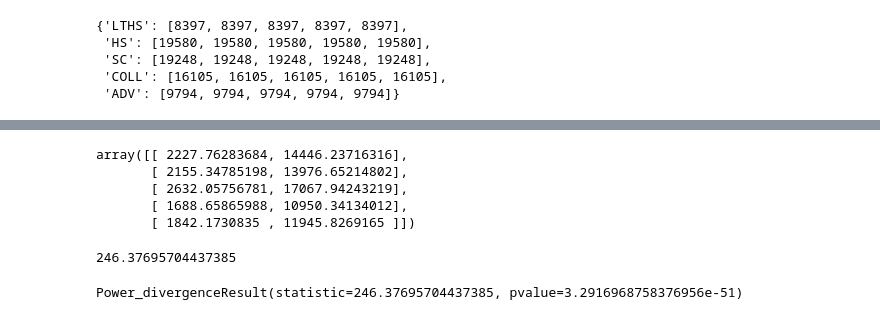
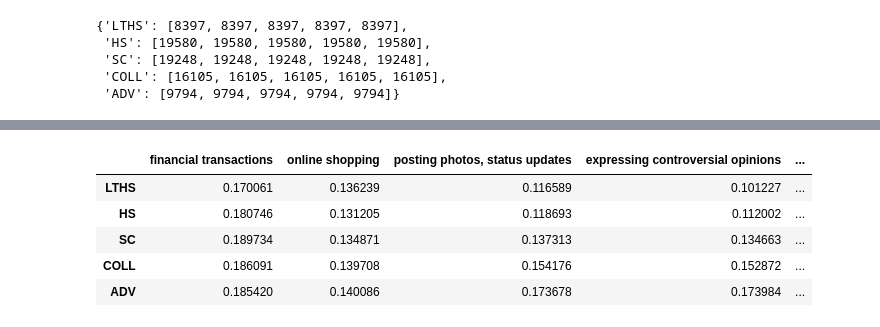
Before and after one commit to swag2198/data-literacy, a Jupyter notebook: exp/exp_AssociationBetweenVariables.ipynb, the cells around one changed output, grey strips where cells are left out. Cells and saved outputs as stored; diff of their text form; code cells hidden in the pictures.

```diff
--- a/exp/exp_AssociationBetweenVariables.ipynb
+++ b/exp/exp_AssociationBetweenVariables.ipynb
@@ -412,25 +389,9 @@ observed_table
-# %%
-# expected counts under null hypothesis
-# https://online.stat.psu.edu/stat500/book/export/html/477
-expected_table = (observed_table.sum(1).values[:, None] * observed_table.sum(0).values[None, :]) / observed_table.values.sum()
-expected_table
-# %% [output]
-array([[ 2227.76283684, 14446.23716316],
-       [ 2155.34785198, 13976.65214802],
-       [ 2632.05756781, 17067.94243219],
-       [ 1688.65865988, 10950.34134012],
-       [ 1842.1730835 , 11945.8269165 ]])
-# %%
-r, c = observed_table.shape
-dof = (r-1)*(c-1)
-
-# compute test statistic manually
-chi2 = ((observed_table.values.flatten() - expected_table.flatten())**2 / (expected_table.flatten())).sum()
-chi2
-# %% [output]
-246.37695704437385
-# %%
-from scipy.stats import chisquare
-chisquare(f_obs=observed_table.values.flatten(), f_exp=expected_table.flatten(), ddof=dof)
-# %% [output]
-Power_divergenceResult(statistic=246.37695704437385, pvalue=3.2916968758376956e-51)
+# %%
+df
+# %% [output]
+|  | financial transactions | online shopping | posting photos, status updates | expressing controversial opinions | ... |
+| LTHS | 0.170061 | 0.136239 | 0.116589 | 0.101227 | ... |
+| HS | 0.180746 | 0.131205 | 0.118693 | 0.112002 | ... |
+| SC | 0.189734 | 0.134871 | 0.137313 | 0.134663 | ... |
+| COLL | 0.186091 | 0.139708 | 0.154176 | 0.152872 | ... |
+| ADV | 0.185420 | 0.140086 | 0.173678 | 0.173984 | ... |
```
Also changed, not shown: parts of 26 cells of this notebook.
